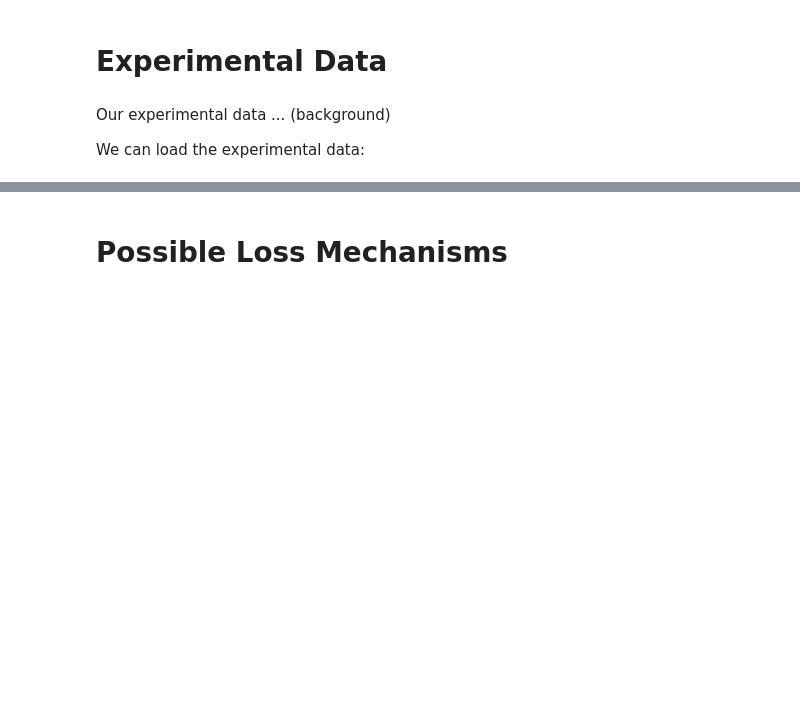
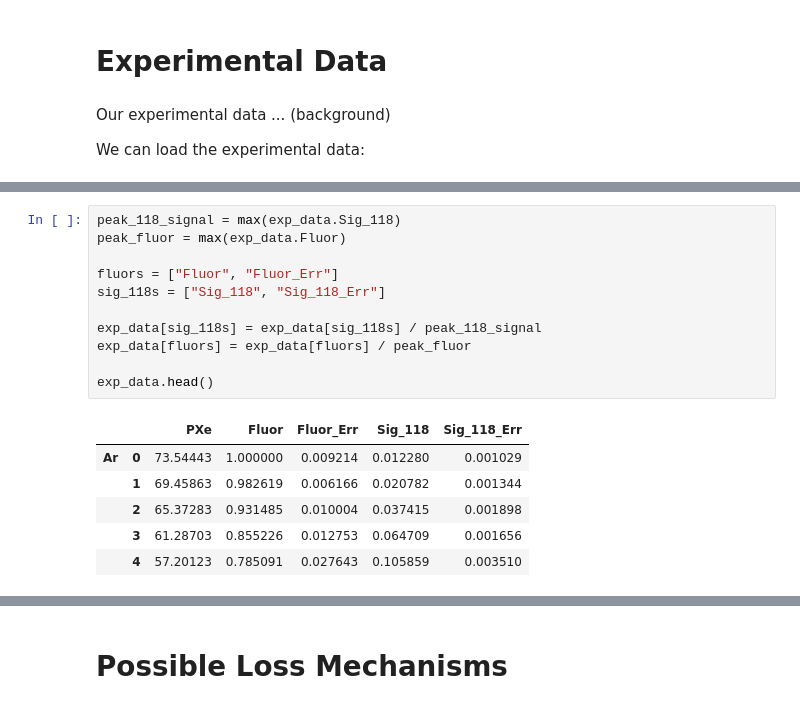
Before and after one commit to jasonbossert/uv_generation, a Jupyter notebook: notebooks/Untitled.ipynb, the cells around one changed output, grey strips where cells are left out. Cells and saved outputs as stored; diff of their text form; blank space fills up the shorter version.

```diff
--- a/notebooks/Untitled.ipynb
+++ b/notebooks/Untitled.ipynb
@@ -29,0 +43,18 @@ The values for the signal and fluorescence are arbitrary. We can normalize the d
+# %%
+peak_118_signal = max(exp_data.Sig_118)
+peak_fluor = max(exp_data.Fluor)
+
+fluors = ["Fluor", "Fluor_Err"]
+sig_118s = ["Sig_118", "Sig_118_Err"]
+
+exp_data[sig_118s] = exp_data[sig_118s] / peak_118_signal
+exp_data[fluors] = exp_data[fluors] / peak_fluor
+
+exp_data.head()
+# %% [output]
+|  |  | PXe | Fluor | Fluor_Err | Sig_118 | Sig_118_Err |
+| Ar | 0 | 73.54443 | 1.000000 | 0.009214 | 0.012280 | 0.001029 |
+|  | 1 | 69.45863 | 0.982619 | 0.006166 | 0.020782 | 0.001344 |
+|  | 2 | 65.37283 | 0.931485 | 0.010004 | 0.037415 | 0.001898 |
+|  | 3 | 61.28703 | 0.855226 | 0.012753 | 0.064709 | 0.001656 |
+|  | 4 | 57.20123 | 0.785091 | 0.027643 | 0.105859 | 0.003510 |
```
Also changed, not shown: parts of 7 cells of this notebook.
